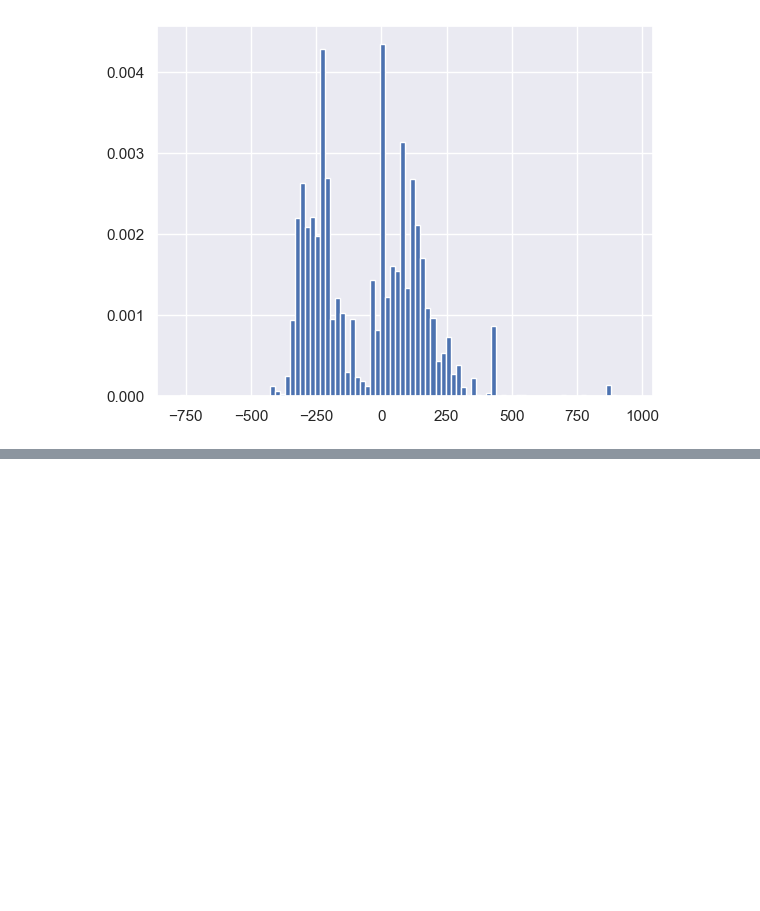
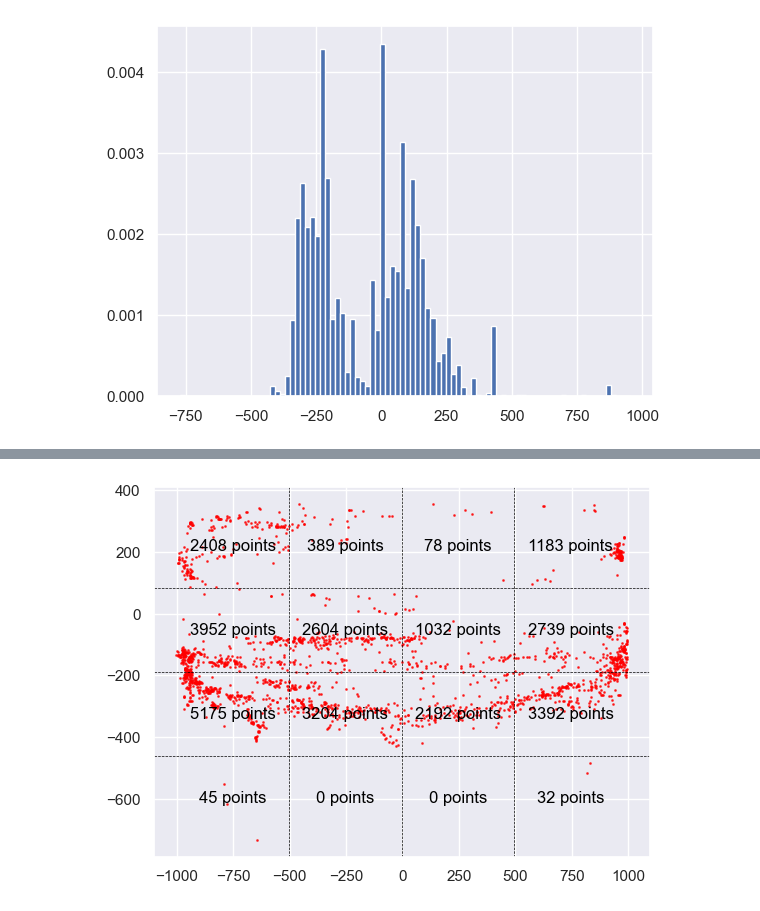
Before and after one commit to MEmshousen02/HeliosProjectDS, a Jupyter notebook: Main.ipynb, the cells around one changed output, grey strips where cells are left out. Cells and saved outputs as stored; diff of their text form; code cells hidden in the pictures; blank space fills up the shorter version.

```diff
--- a/Main.ipynb
+++ b/Main.ipynb
@@ -514,0 +346,57 @@ plt.show()
+# %%
+import matplotlib.pyplot as plt
+import numpy as np
+
+# Assuming x_list and y_list are your x and y coordinates
+x_list = lastbatch['x.pos.asec']
+y_list = lastbatch['y.pos.asec']
+
+# Define boundaries for quadrants
+x_mid = np.median(x_list)
+y_mid = np.median(y_list)
+
+# Assign each point to a quadrant
+quadrant = np.zeros(len(x_list))
+quadrant[(x_list > x_mid) & (y_list > y_mid)] = 1  # Quadrant I
+quadrant[(x_list < x_mid) & (y_list > y_mid)] = 2  # Quadrant II
+quadrant[(x_list < x_mid) & (y_list < y_mid)] = 3  # Quadrant III
+quadrant[(x_list > x_mid) & (y_list < y_mid)] = 4  # Quadrant IV
+
+# Additional quadrants
+quadrant[(x_list > x_mid) & (y_list > y_mid)] = 5  # Quadrant V
+quadrant[(x_list < x_mid) & (y_list > y_mid)] = 6  # Quadrant VI
+quadrant[(x_list < x_mid) & (y_list < y_mid)] = 7  # Quadrant VII
+quadrant[(x_list > x_mid) & (y_list < y_mid)] = 8  # Quadrant VIII
+
+# Additional quadrants
+quadrant[(x_list > x_mid) & (y_list > y_mid)] = 9  # Quadrant IX
+quadrant[(x_list < x_mid) & (y_list > y_mid)] = 10  # Quadrant X
+quadrant[(x_list < x_mid) & (y_list < y_mid)] = 11  # Quadrant XI
+quadrant[(x_list > x_mid) & (y_list < y_mid)] = 12  # Quadrant XII
+
+# Additional quadrants
+quadrant[(x_list > x_mid) & (y_list > y_mid)] = 13  # Quadrant XIII
+quadrant[(x_list < x_mid) & (y_list > y_mid)] = 14  # Quadrant XIV
+quadrant[(x_list < x_mid) & (y_list < y_mid)] = 15  # Quadrant XV
+quadrant[(x_list > x_mid) & (y_list < y_mid)] = 16  # Quadrant XVI
+
+# Create a 2D histogram to get the count in each quadrant
+hist, x_edges, y_edges = np.histogram2d(x_list, y_list, bins=[4, 4], range=[[min(x_list), max(x_list)], [min(y_list), max(y_list)]], weights=quadrant)
+
+# Plot the scatter plot with the same color for all points
+plt.scatter(x_list, y_list, c='red', alpha=0.7, s=1)
+
+# Draw grid lines to represent quadrant borders
+for i in range(1, 4):
+    plt.axvline(x=x_edges[i], color='black', linestyle='--', linewidth=0.5)
+for j in range(1, 4):
+    plt.axhline(y=y_edges[j], color='black', linestyle='--', linewidth=0.5)
+
+# Annotate counts in each quadrant
+for i in range(4):
+    for j in range(4):
+        plt.annotate(f'{int(hist[i, j])} points', xy=(x_edges[i] + 0.5 * (x_edges[i + 1] - x_edges[i]), y_edges[j] + 0.5 * (y_edges[j + 1] - y_edges[j])), ha='center', va='center', color='black')
+
+plt.show()
+# %% [output]
+[figure, added]
```
Also changed, not shown: parts of 20 cells of this notebook.
